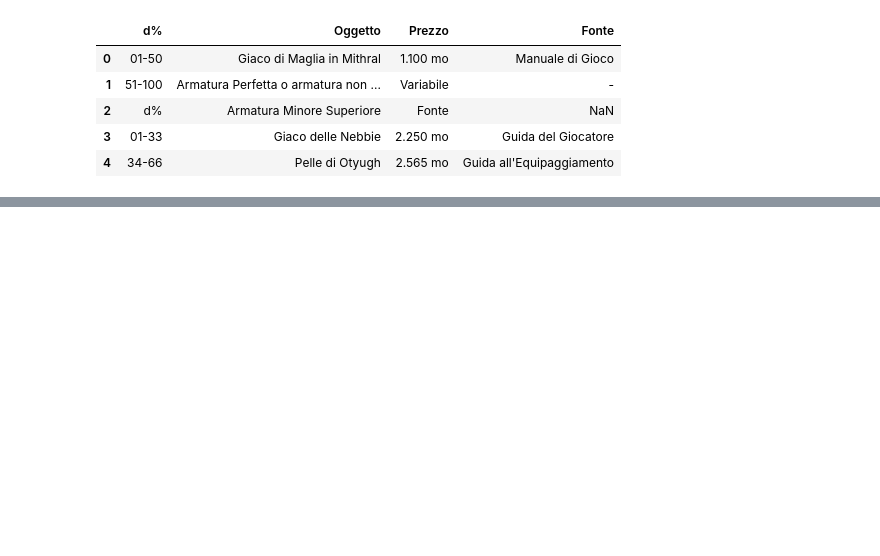
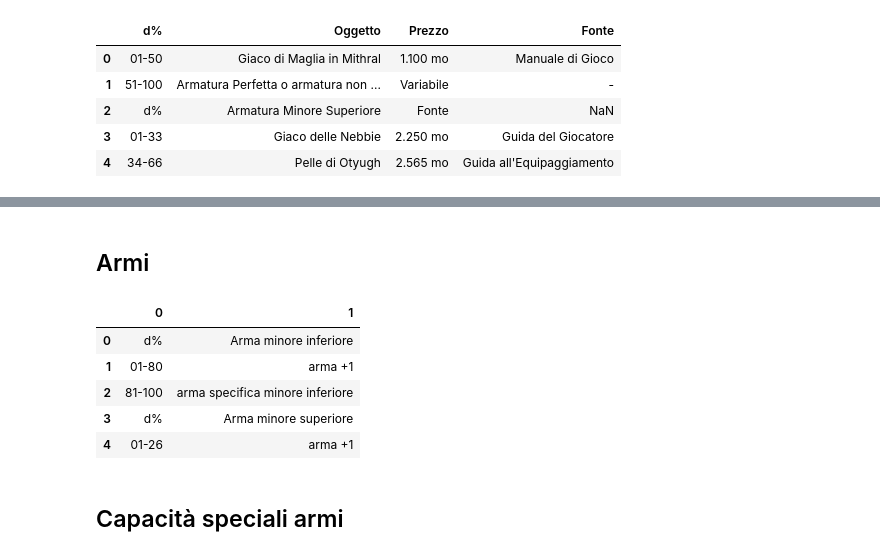
Before and after one commit to mattiafalco/Pathfinder---Magic-Item-Generator, a Jupyter notebook: Cleaning.ipynb, the cells around one changed output, grey strips where cells are left out. Saved outputs shown, nothing was run; the diff lists cells and outputs as text; code cells hidden in the pictures; blank space fills up the shorter version.

```diff
--- a/Cleaning.ipynb
+++ b/Cleaning.ipynb
@@ -447,0 +508,12 @@ save_data(armature_sp_df, 'Armature', names)
+# %% [markdown]
+## Armi
+# %%
+armi_df = pd.read_csv('data/Armi Magiche_2.csv')
+armi_df.head()
+# %% [output]
+|  | 0 | 1 |
+| 0 | d% | Arma minore inferiore |
+| 1 | 01-80 | arma +1 |
+| 2 | 81-100 | arma specifica minore inferiore |
+| 3 | d% | Arma minore superiore |
+| 4 | 01-26 | arma +1 |
@@ -447,0 +534,2 @@ save_data(armature_sp_df, 'Armature', names)
+# %% [markdown]
+## Capacità speciali armi
```
Also changed, not shown: parts of 34 cells of this notebook, 18 other files.
